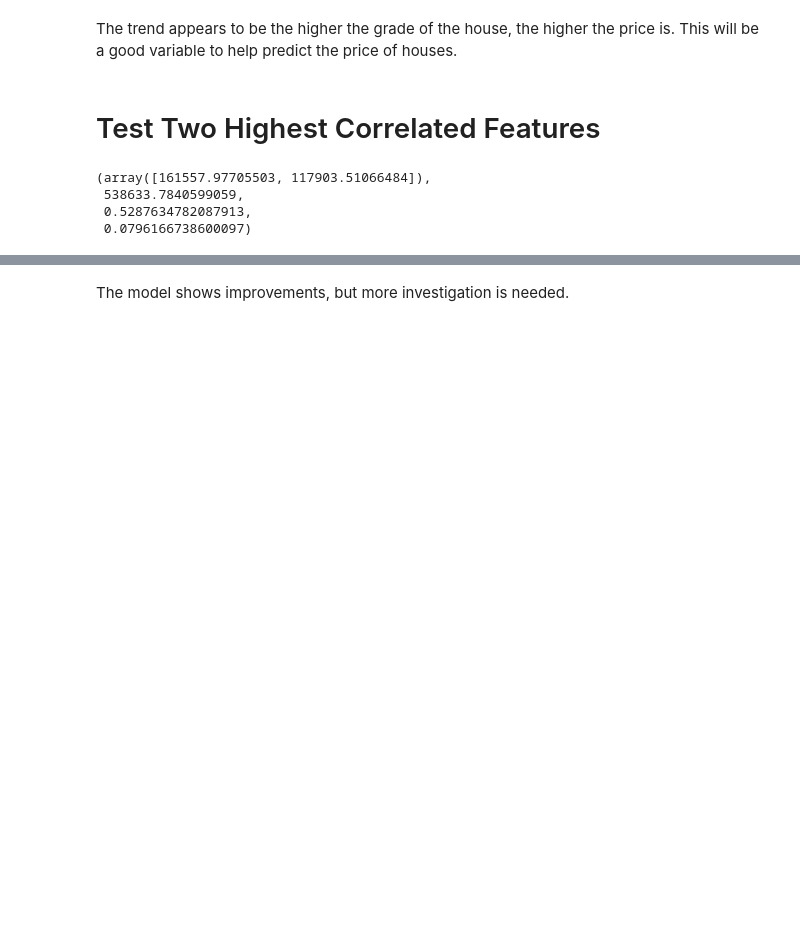
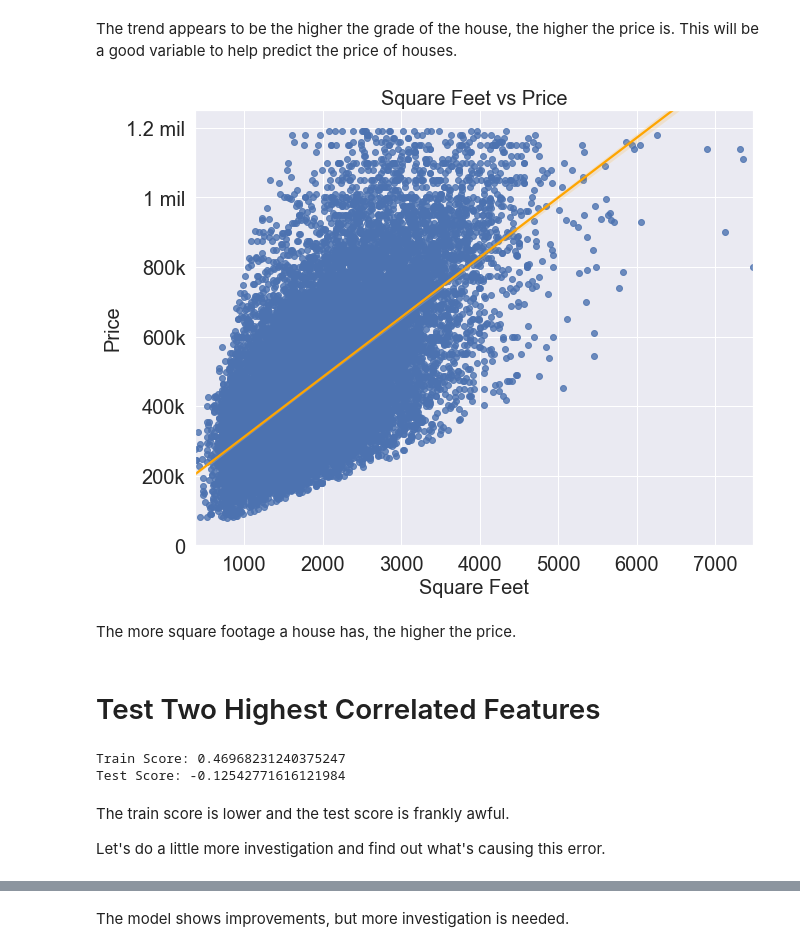
Before and after one commit to SethKauf/King_County_Avocoders_Group_3, a Jupyter notebook: Final Notebook.ipynb, the cells around one changed output, grey strips where cells are left out. Cells and saved outputs as stored; diff of their text form; code cells hidden in the pictures; blank space fills up the shorter version.

```diff
--- a/Final Notebook.ipynb
+++ b/Final Notebook.ipynb
@@ -146,5 +153,22 @@ ax.set_ylabel('Price');
 # %% [markdown]
 The trend appears to be the higher the grade of the house, the higher the price is. This will be a good variable to help predict the price of houses.
+# %%
+dataset = dataset[dataset['price'] <= 1200000]
+
+fig , ax = plt.subplots(figsize=(10,8))
+sns.regplot(x=dataset['sqft_living'],y=dataset['price'],line_kws={'color': 'orange'})
+ax.set_ylim([0,1250000])
+ax.set_title('Square Feet vs Price',fontsize=20)
+ax.set_ylabel('Price',fontsize=20)
+ax.set_xlabel('Square Feet',fontsize=20)
+plt.xticks(fontsize=20)
+plt.yticks(fontsize=20)
+ax.set_yticklabels(['0','200k','400k','600k','800k','1 mil','1.2 mil']);
+plt.savefig('SqFt Price')
+# %% [output]
+[figure, added]
+# %% [markdown]
+The more square footage a house has, the higher the price.
 # %% [markdown]
 # Test Two Highest Correlated Features
 # %%
@@ -166,12 +190,17 @@ model.fit(X_train,Y_train)
 # Predict the Y outcomes off our test set
 Y_pred = model.predict(Scaler.transform(X_test))
 
-model.coef_,model.intercept_,model.score(X_train,Y_train) , metrics.r2_score(Y_pred,Y_test)
+model.coef_,model.intercept_,
+
+print(f"""Train Score: {model.score(X_train,Y_train)}
+Test Score: {metrics.r2_score(Y_pred,Y_test)}""")
 # %% [output]
-(array([161557.97705503, 117903.51066484]),
- 538633.7840599059,
- 0.5287634782087913,
- 0.0796166738600097)
+Train Score: 0.46968231240375247
+Test Score: -0.12542771616121984
+# %% [markdown]
+The train score is lower and the test score is frankly awful.
+
+Let's do a little more investigation and find out what's causing this error.
 # %%
 formula2 = 'price ~ sqft_living + grade '
 model = ols(formula2, data=dataset)
```
Also changed, not shown: parts of 22 cells of this notebook, 2 other files.
